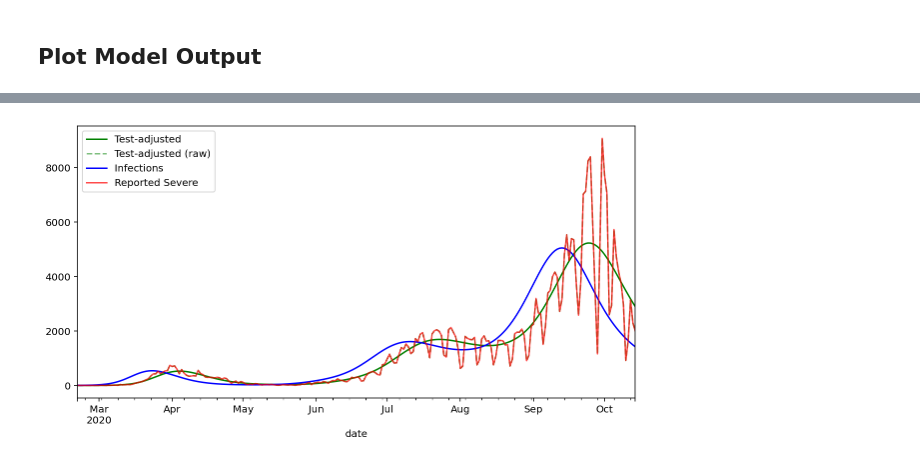
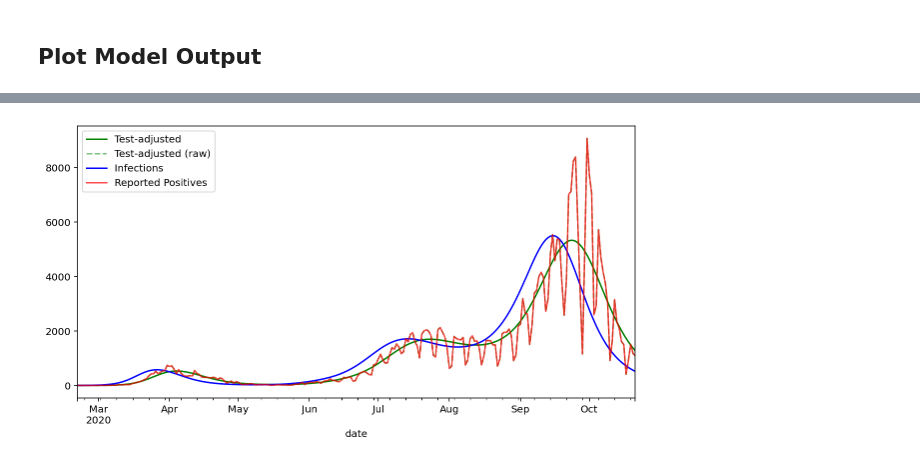
Before and after one commit to asafpr/covid-model, a Jupyter notebook: notebooks/rtlive-Israel-model.ipynb, the cells around one changed output, grey strips where cells are left out. Cells and saved outputs as stored; diff of their text form; code cells hidden in the pictures.

```diff
--- a/notebooks/rtlive-Israel-model.ipynb
+++ b/notebooks/rtlive-Israel-model.ipynb
@@ -58,6 +58,6 @@ Sampling 4 chains for 700 tune and 200 draw iterations (2_800 + 800 draws total)
 <covid.models.generative.GenerativeModel at 0x...>
 # %%
-gmunn = GenerativeModel(region, model_unn, delay=5)
+gmunn = GenerativeModel(region, model_unn, delay=2)
 gmunn.sample()
 # %% [output]
 Only 200 samples in chain.
@@ -156,13 +156,13 @@ ax.legend();
 # %%
 fig, ax = plt.subplots(figsize=(10,5))
 resultunn.test_adjusted_positive.plot(c="g", label="Test-adjusted")
 resultunn.test_adjusted_positive_raw.plot(c="g", alpha=.5, label="Test-adjusted (raw)", style="--")
 resultunn.infections.plot(c="b", label="Infections")
-gmunn.observed.positive.plot(c='r', alpha=.7, label="Reported Severe")
+gmunn.observed.positive.plot(c='r', alpha=.7, label="Reported Positives")
 fig.set_facecolor('w')
 ax.legend();
 # %% [output]
-[figure, old version]
+[figure, new version]
 # %%
 fig, ax = plt.subplots(figsize=(10,5))
 resultsev.test_adjusted_positive.plot(c="g", label="Test-adjusted")
```
Also changed, not shown: parts of 12 cells of this notebook, 1 other file.
